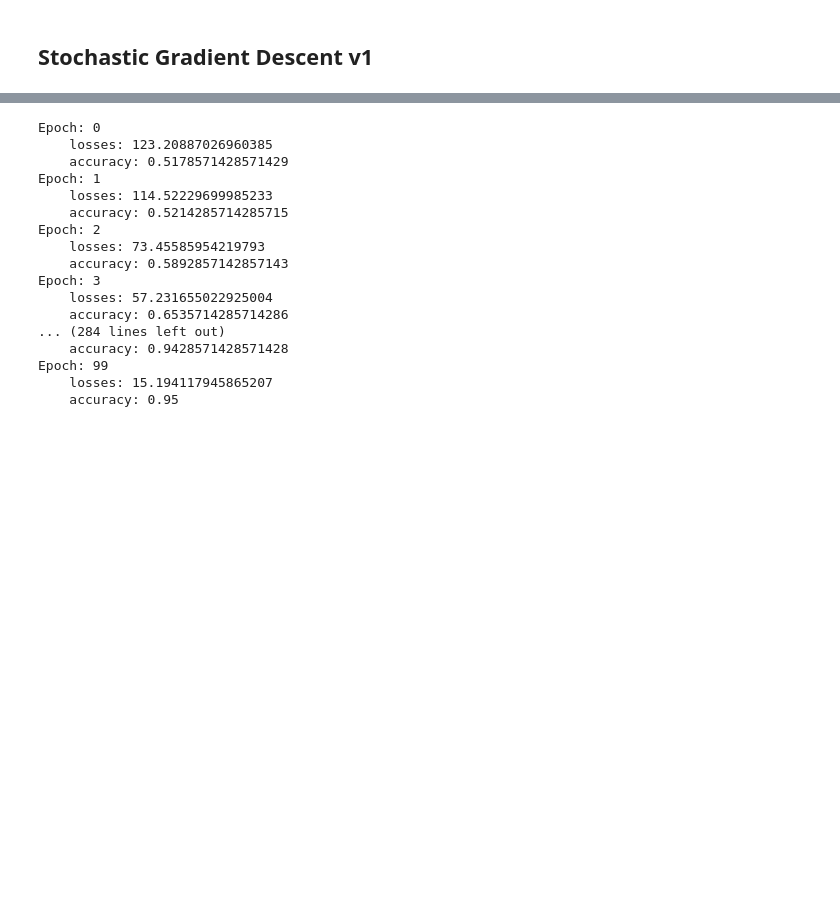
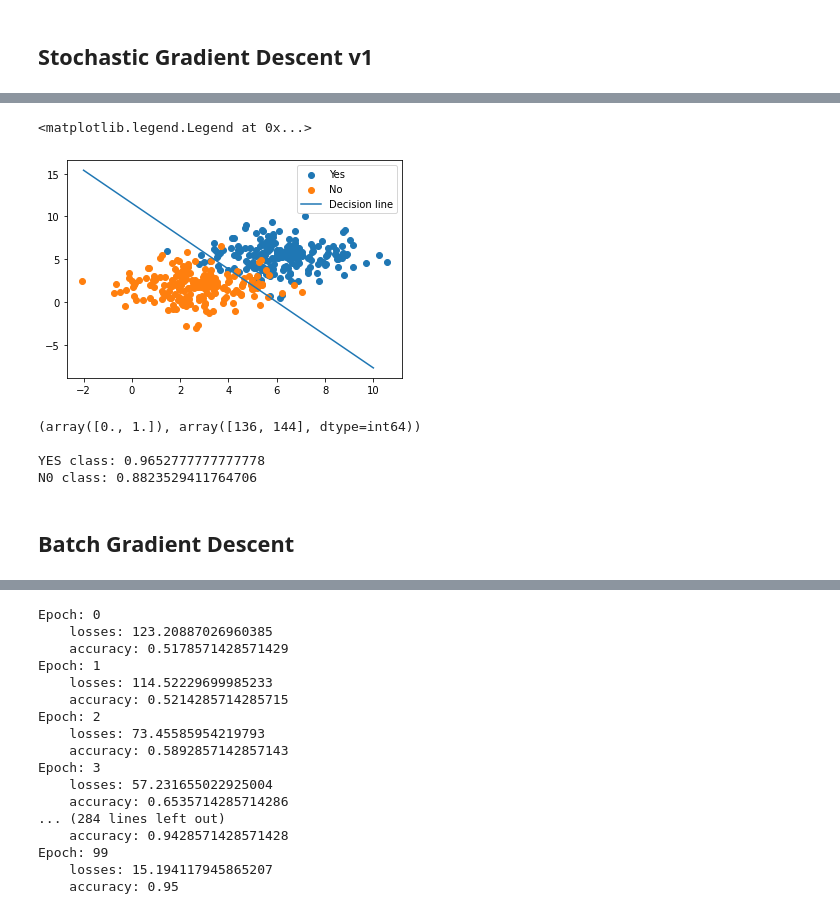
Before and after one commit to kurkurzz/Code, a Jupyter notebook: Binary Classification with Perceptron using SGD and BGD.ipynb, the cells around one changed output, grey strips where cells are left out. Saved outputs shown, nothing was run; the diff lists cells and outputs as text; code cells hidden in the pictures; blank space fills up the shorter version.

```diff
--- a/Binary Classification with Perceptron using SGD and BGD.ipynb
+++ b/Binary Classification with Perceptron using SGD and BGD.ipynb
@@ -193,0 +192,47 @@ plt.legend(['w1', 'w2'])
+# %%
+thetas = thetas_history[-1]
+
+plt.scatter(Y_data[:,0], Y_data[:,1])
+plt.scatter(N_data[:,0], N_data[:,1])
+
+x = np.linspace(-2.0, 10.0, 50)
+y = -(thetas[0] + thetas[1]*x)/thetas[2]
+plt.plot(x, y)
+plt.legend(['Yes', 'No', 'Decision line'])
+# %% [output]
+<matplotlib.legend.Legend at 0x...>
+[figure, added]
+# %%
+total_label = np.unique(train_data[:,-1], return_counts=True)
+print(total_label)
+# thetas = thetas_history[-1]
+
+true_positive_counter = 0
+true_negative_counter = 0
+
+train_data_new = np.append(np.ones((len(train_data),1)), train_data, axis=1)
+X = train_data_new[:,:3]
+y = train_data_new[:,-1]
+
+for i in range(len(train_data_new)):
+    hx = sigmoid(np.dot(X[i], thetas))
+    predicted_y = apply_threshold(hx)
+
+    if y[i] == 1.0:
+        if predicted_y == y[i]:
+            true_positive_counter += 1
+
+    else:
+        if predicted_y == y[i]:
+            true_negative_counter += 1
+
+print()
+print(f'YES class: {true_positive_counter/total_label[1][1]}')
+print(f'N0 class: {true_negative_counter/total_label[1][0]}')
+# %% [output]
+(array([0., 1.]), array([136, 144], dtype=int64))
+
+YES class: 0.9652777777777778
+N0 class: 0.8823529411764706
+# %% [markdown]
+## Batch Gradient Descent
```
Also changed, not shown: parts of 20 cells of this notebook.
